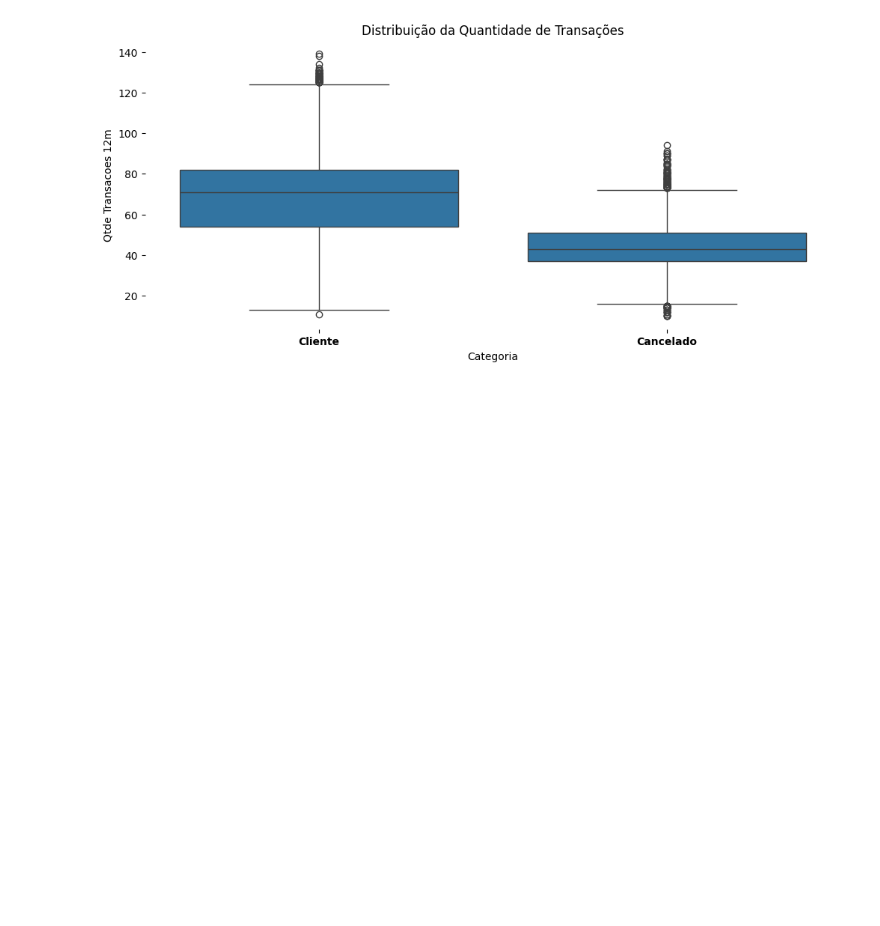
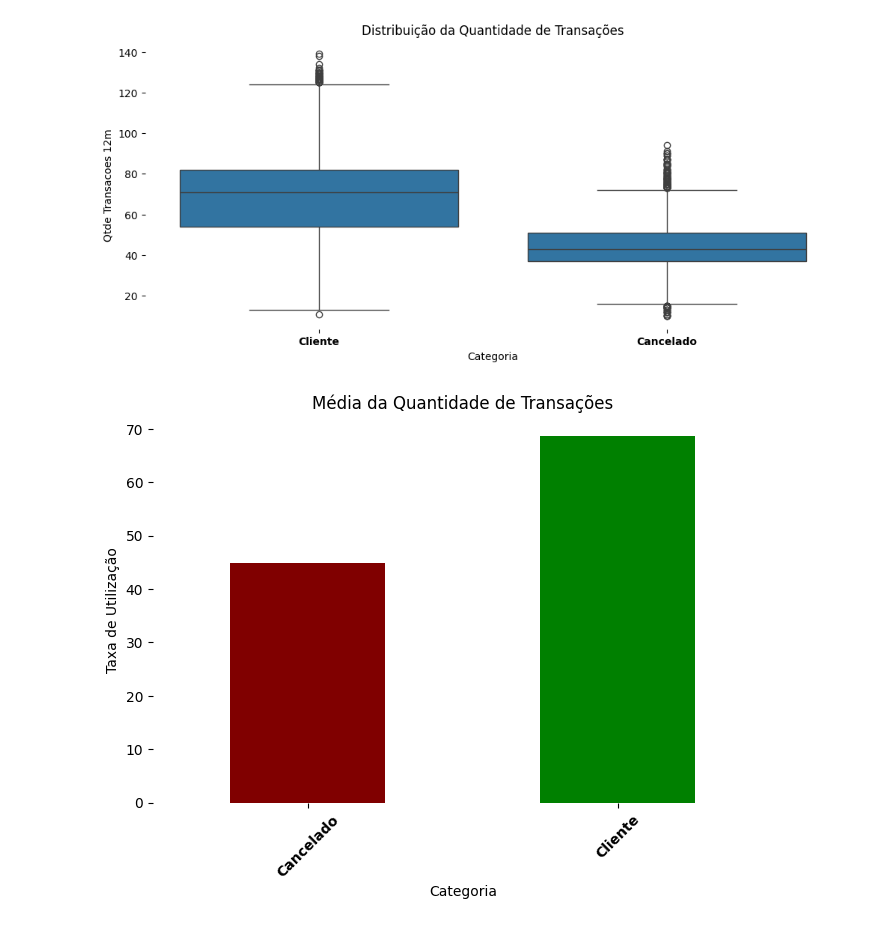
Before and after one commit to fonsecadados/DataScienceChallenges, a Jupyter notebook: Desafio_2/Desafio_2.ipynb, the cells around one changed output. Drawn from its saved outputs; the diff is of its cells as text; code cells hidden in the pictures; blank space fills up the shorter version.

```diff
--- a/Desafio_2/Desafio_2.ipynb
+++ b/Desafio_2/Desafio_2.ipynb
@@ -320,3 +320,14 @@ plt.box(None)
 plt.show()
 # %% [output]
 [figure]
+# %%
+plt.figure(figsize=(8,5))
+df_geral.groupby('Categoria')['Qtde Transacoes 12m'].mean().plot(kind='bar', color=['maroon', 'g'])
+plt.title('Média da Quantidade de Transações')
+plt.ylabel('Taxa de Utilização')
+plt.xlabel('Categoria')
+plt.box(None)
+plt.xticks(rotation=45, fontweight='semibold')
+plt.show()
+# %% [output]
+[figure, added]
```
Also changed, not shown: parts of 11 cells of this notebook.
